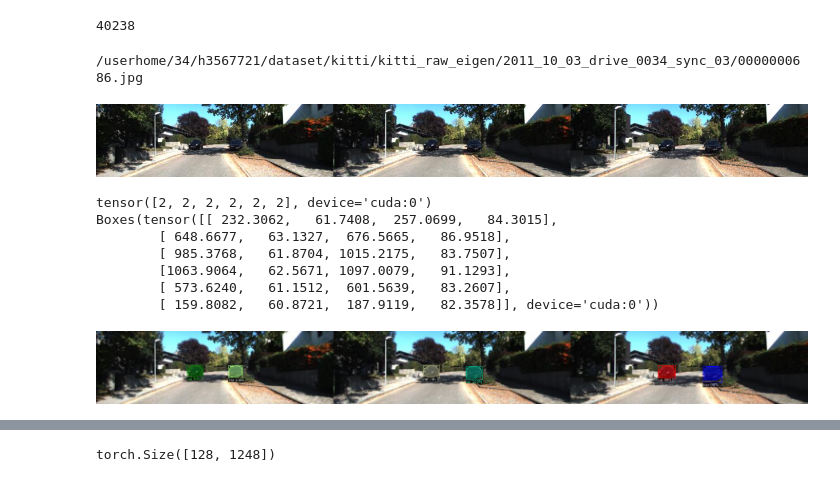
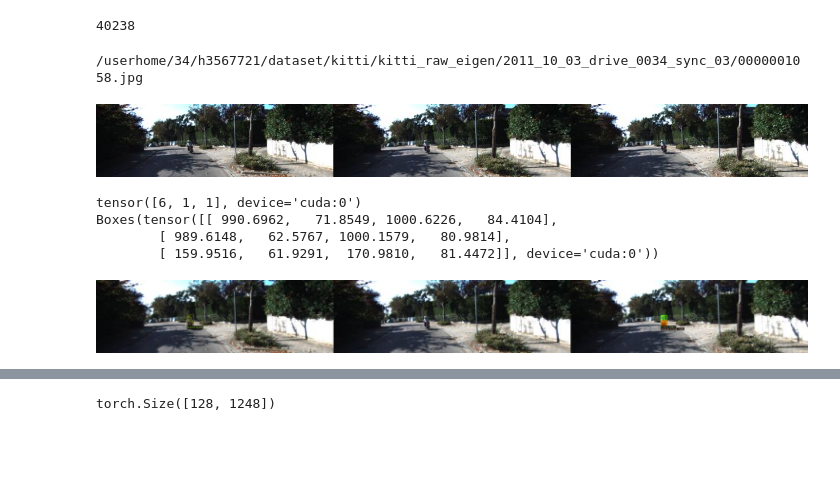
Before and after one commit to qihao-huang/GeoNet, a Jupyter notebook: detectron2_seg/seg_img.ipynb, the cells around one changed output, grey strips where cells are left out. Cells and saved outputs as stored; diff of their text form; code cells hidden in the pictures; blank space fills up the shorter version.

```diff
--- a/detectron2_seg/seg_img.ipynb
+++ b/detectron2_seg/seg_img.ipynb
@@ -67,15 +67,12 @@ def seg_sig_img(img_path):
 
     return im, outputs
 # %%
-img, seg_img = seg_sig_img(image_file_list[5673])
+img, seg_img = seg_sig_img(image_file_list[6666])
 # %% [output]
-/userhome/34/h3567721/dataset/kitti/kitti_raw_eigen/2011_10_03_drive_0034_sync_03/0000000686.jpg
+/userhome/34/h3567721/dataset/kitti/kitti_raw_eigen/2011_10_03_drive_0034_sync_03/0000001058.jpg
-[figure, old version]
+[figure, new version]
-tensor([2, 2, 2, 2, 2, 2], device='cuda:0')
-Boxes(tensor([[ 232.3062,   61.7408,  257.0699,   84.3015],
-        [ 648.6677,   63.1327,  676.5665,   86.9518],
-        [ 985.3768,   61.8704, 1015.2175,   83.7507],
-        [1063.9064,   62.5671, 1097.0079,   91.1293],
-        [ 573.6240,   61.1512,  601.5639,   83.2607],
-        [ 159.8082,   60.8721,  187.9119,   82.3578]], device='cuda:0'))
+tensor([6, 1, 1], device='cuda:0')
+Boxes(tensor([[ 990.6962,   71.8549, 1000.6226,   84.4104],
+        [ 989.6148,   62.5767, 1000.1579,   80.9814],
+        [ 159.9516,   61.9291,  170.9810,   81.4472]], device='cuda:0'))
-[figure, old version]
+[figure, new version]
```
Also changed, not shown: parts of 12 cells of this notebook, 1 other file.
